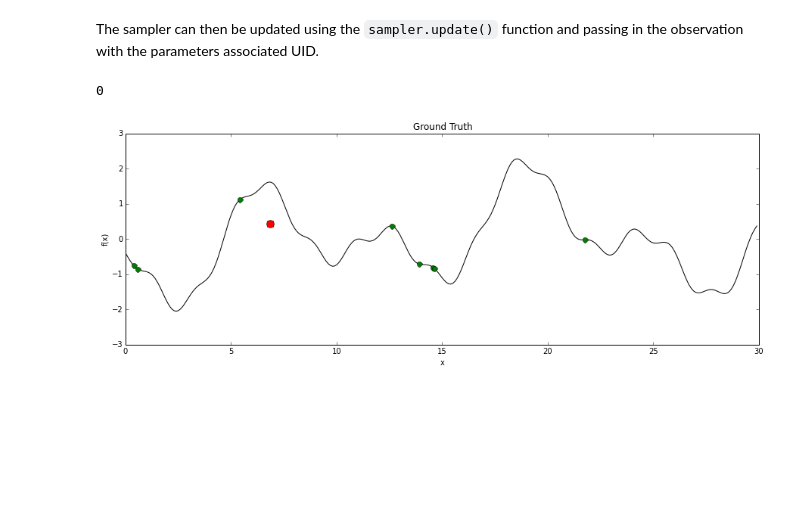
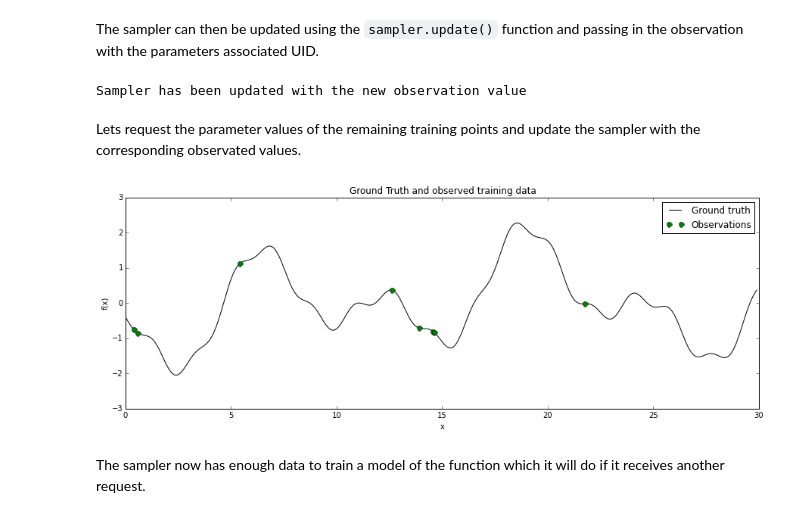
Before and after one commit to NICTA/dora, a Jupyter notebook: demos/dora_demo.ipynb, the cells around one changed output. Drawn from its saved outputs; the diff is of its cells as text; code cells hidden in the pictures; blank space fills up the shorter version.

```diff
--- a/demos/dora_demo.ipynb
+++ b/demos/dora_demo.ipynb
@@ -111,8 +102,11 @@ The sampler can then be updated using the `sampler.update()` function and passin
 
 # Update the sampler about the new observation
 sampler.update(uid, yq_true)
+print('Sampler has been updated with the new observation value')
 # %% [output]
-0
+Sampler has been updated with the new observation value
+# %% [markdown]
+Lets request the parameter values of the remaining training points and update the sampler with the corresponding observated values.
 # %%
 for i in range(n_train-1):
     xq, uid = sampler.pick()
@@ -121,11 +115,14 @@ for i in range(n_train-1):
 # %%
 pl.figure(figsize=(15,5))
 pl.plot(x,fx,'k');
 pl.plot(sampler.X, sampler.y,'go', markersize=7)
-pl.plot(sampler.X[-1], sampler.y[-1],'ro', markersize=10)
+#pl.plot(sampler.X[-1], sampler.y[-1],'ro', markersize=10)
 pl.xlabel('x')
 pl.ylabel('f(x)')
-pl.title('Ground Truth')
+pl.title('Ground Truth and observed training data')
+pl.legend(('Ground truth', 'Observations'))
 pl.show()
 # %% [output]
-[figure, old version]
+[figure, new version]
+# %% [markdown]
+The sampler now has enough data to train a model of the function which it will do if it receives another request.
```
Also changed, not shown: parts of 16 cells of this notebook.
